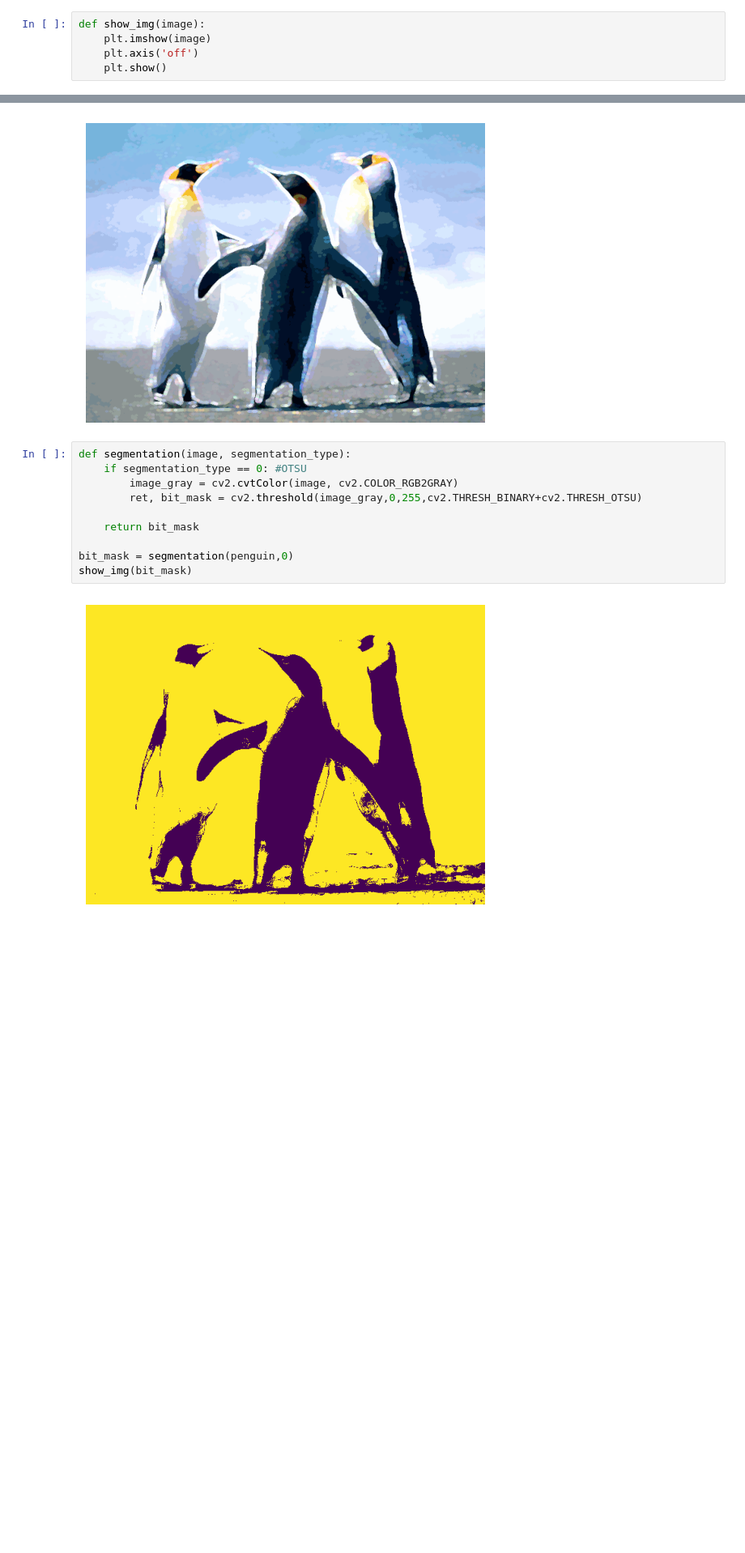
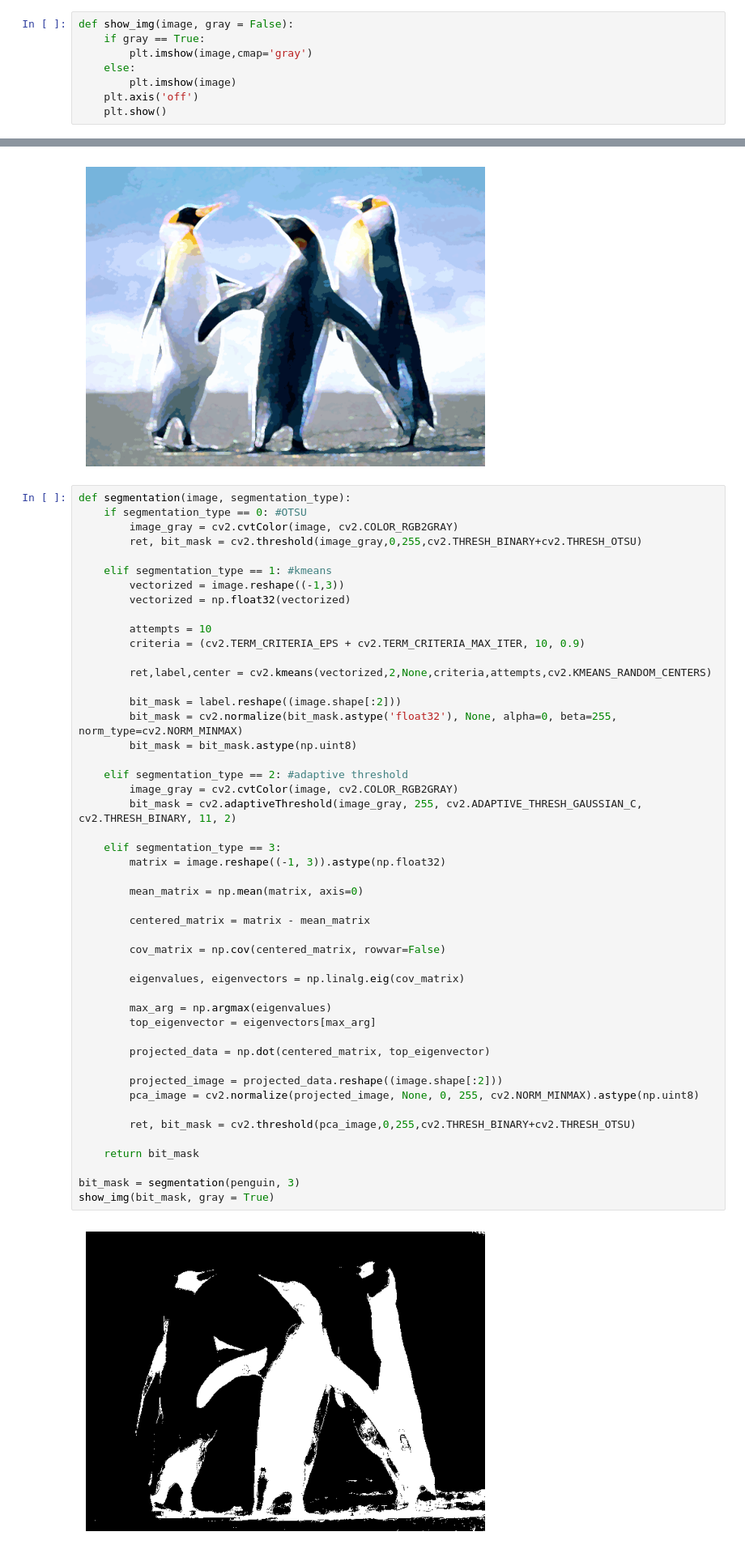
Before and after one commit to LucasAbsalao/bio-inspired_algorithm, a Jupyter notebook: preprocess_pipeline/pdi.ipynb, the cells around one changed output, grey strips where cells are left out. Shown at 81% size. Drawn from its saved outputs; the diff is of its cells as text; blank space fills up the shorter version.

Commit message:
Adding: all image processing functions working

```diff
--- a/preprocess_pipeline/pdi.ipynb
+++ b/preprocess_pipeline/pdi.ipynb
@@ -3,8 +3,11 @@ import cv2
 import numpy as np
 import matplotlib.pyplot as plt
 # %%
-def show_img(image):
-    plt.imshow(image)
+def show_img(image, gray = False):
+    if gray == True:
+        plt.imshow(image,cmap='gray')
+    else:
+        plt.imshow(image)
     plt.axis('off')
     plt.show()
 # %%
@@ -90,12 +93,50 @@ show_img(d)
 # %%
 def segmentation(image, segmentation_type):
     if segmentation_type == 0: #OTSU
         image_gray = cv2.cvtColor(image, cv2.COLOR_RGB2GRAY)
         ret, bit_mask = cv2.threshold(image_gray,0,255,cv2.THRESH_BINARY+cv2.THRESH_OTSU)
 
+    elif segmentation_type == 1: #kmeans
+        vectorized = image.reshape((-1,3))
+        vectorized = np.float32(vectorized)
+
+        attempts = 10
+        criteria = (cv2.TERM_CRITERIA_EPS + cv2.TERM_CRITERIA_MAX_ITER, 10, 0.9)
+
+        ret,label,center = cv2.kmeans(vectorized,2,None,criteria,attempts,cv2.KMEANS_RANDOM_CENTERS)
+
+        bit_mask = label.reshape((image.shape[:2]))
+        bit_mask = cv2.normalize(bit_mask.astype('float32'), None, alpha=0, beta=255, norm_type=cv2.NORM_MINMAX)
+        bit_mask = bit_mask.astype(np.uint8)
+
+    elif segmentation_type == 2: #adaptive threshold
+        image_gray = cv2.cvtColor(image, cv2.COLOR_RGB2GRAY)
+        bit_mask = cv2.adaptiveThreshold(image_gray, 255, cv2.ADAPTIVE_THRESH_GAUSSIAN_C, cv2.THRESH_BINARY, 11, 2)
+
+    elif segmentation_type == 3:
+        matrix = image.reshape((-1, 3)).astype(np.float32)
+
+        mean_matrix = np.mean(matrix, axis=0)
+
+        centered_matrix = matrix - mean_matrix
+
+        cov_matrix = np.cov(centered_matrix, rowvar=False)
+
+        eigenvalues, eigenvectors = np.linalg.eig(cov_matrix)
+
+        max_arg = np.argmax(eigenvalues)
+        top_eigenvector = eigenvectors[max_arg]
+
+        projected_data = np.dot(centered_matrix, top_eigenvector)
+
+        projected_image = projected_data.reshape((image.shape[:2]))
+        pca_image = cv2.normalize(projected_image, None, 0, 255, cv2.NORM_MINMAX).astype(np.uint8)
+
+        ret, bit_mask = cv2.threshold(pca_image,0,255,cv2.THRESH_BINARY+cv2.THRESH_OTSU)
+
     return bit_mask
 
-bit_mask = segmentation(penguin,0)
-show_img(bit_mask)
+bit_mask = segmentation(penguin, 3)
+show_img(bit_mask, gray = True)
 # %% [output]
-[figure, old version]
+[figure, new version]
```
